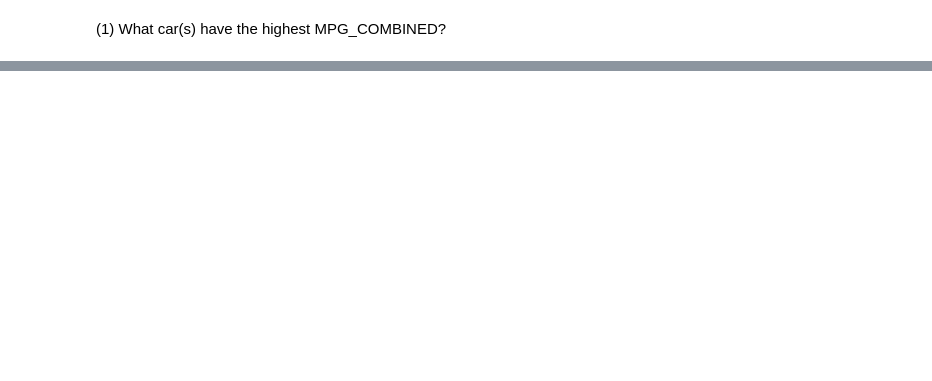
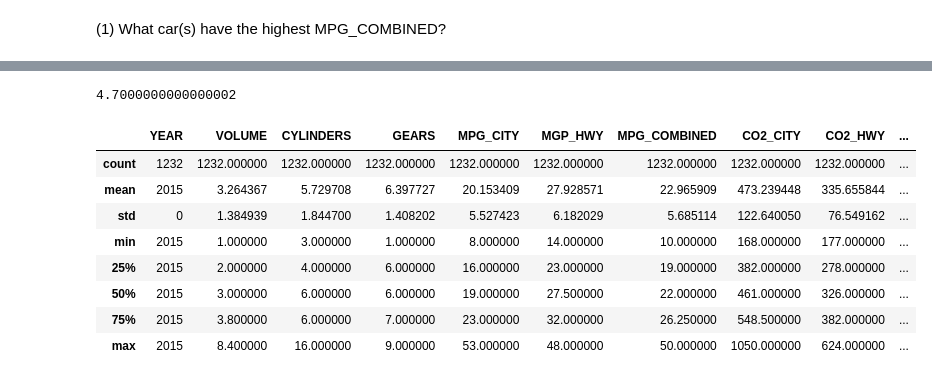
Before and after one commit to brettswan/General-Assembly-Projects, a Jupyter notebook: curriculum/week-01/5.0-recap/5.0-Data_Exercise_Correlation.ipynb, the cells around one changed output, grey strips where cells are left out. Cells and saved outputs as stored; diff of their text form; code cells hidden in the pictures; blank space fills up the shorter version.

```diff
--- a/curriculum/week-01/5.0-recap/5.0-Data_Exercise_Correlation.ipynb
+++ b/curriculum/week-01/5.0-recap/5.0-Data_Exercise_Correlation.ipynb
@@ -12,0 +184,16 @@ The dataset provided contains information about MPG and CO2 emission of 2015 car
+# %%
+df.iloc[3,3]
+# %% [output]
+4.7000000000000002
+# %%
+df.describe()
+# %% [output]
+|  | YEAR | VOLUME | CYLINDERS | GEARS | MPG_CITY | MGP_HWY | MPG_COMBINED | CO2_CITY | CO2_HWY | ... |
+| count | 1232 | 1232.000000 | 1232.000000 | 1232.000000 | 1232.000000 | 1232.000000 | 1232.000000 | 1232.000000 | 1232.000000 | ... |
+| mean | 2015 | 3.264367 | 5.729708 | 6.397727 | 20.153409 | 27.928571 | 22.965909 | 473.239448 | 335.655844 | ... |
+| std | 0 | 1.384939 | 1.844700 | 1.408202 | 5.527423 | 6.182029 | 5.685114 | 122.640050 | 76.549162 | ... |
+| min | 2015 | 1.000000 | 3.000000 | 1.000000 | 8.000000 | 14.000000 | 10.000000 | 168.000000 | 177.000000 | ... |
+| 25% | 2015 | 2.000000 | 4.000000 | 6.000000 | 16.000000 | 23.000000 | 19.000000 | 382.000000 | 278.000000 | ... |
+| 50% | 2015 | 3.000000 | 6.000000 | 6.000000 | 19.000000 | 27.500000 | 22.000000 | 461.000000 | 326.000000 | ... |
+| 75% | 2015 | 3.800000 | 6.000000 | 7.000000 | 23.000000 | 32.000000 | 26.250000 | 548.500000 | 382.000000 | ... |
+| max | 2015 | 8.400000 | 16.000000 | 9.000000 | 53.000000 | 48.000000 | 50.000000 | 1050.000000 | 624.000000 | ... |
```
Also changed, not shown: parts of 21 cells of this notebook, 4 other files.
